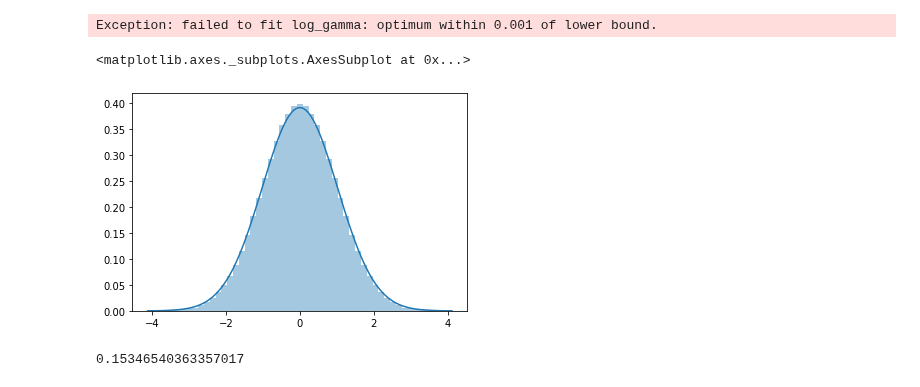
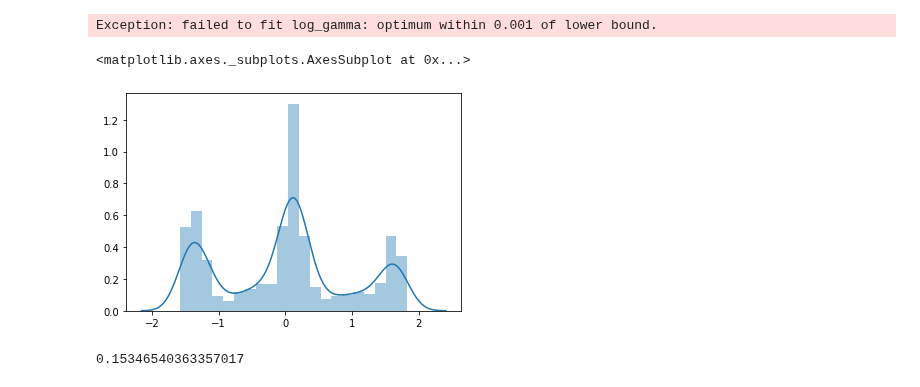
Before and after one commit to liangyy/ptrs-ukb, a Jupyter notebook: notebook/hail_reml.ipynb, the cells around one changed output. Drawn from its saved outputs; the diff is of its cells as text; code cells hidden in the pictures.

```diff
--- a/notebook/hail_reml.ipynb
+++ b/notebook/hail_reml.ipynb
@@ -258,10 +258,10 @@ model.h_sq
 # %%
 import seaborn as sns
 # %%
-sns.distplot(np_pred_expr_reorder_cleanedup2[0,:])
+sns.distplot(np_pred_expr_cleanedup2[0,:])
 # %% [output]
 <matplotlib.axes._subplots.AxesSubplot at 0x...>
-[figure, old version]
+[figure, new version]
 # %%
 grm, p = hl.stats.LinearMixedModel.from_kinship(
     y = np_trait[:, 0],
```
Also changed, not shown: parts of 9 cells of this notebook, 3 other files.
